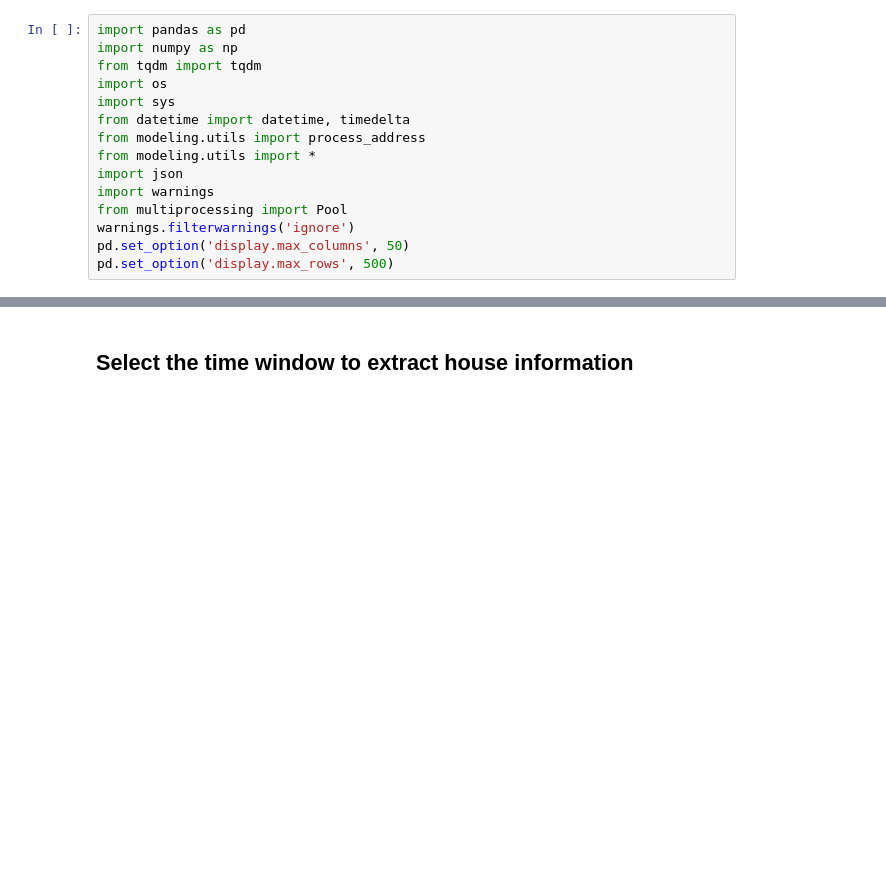
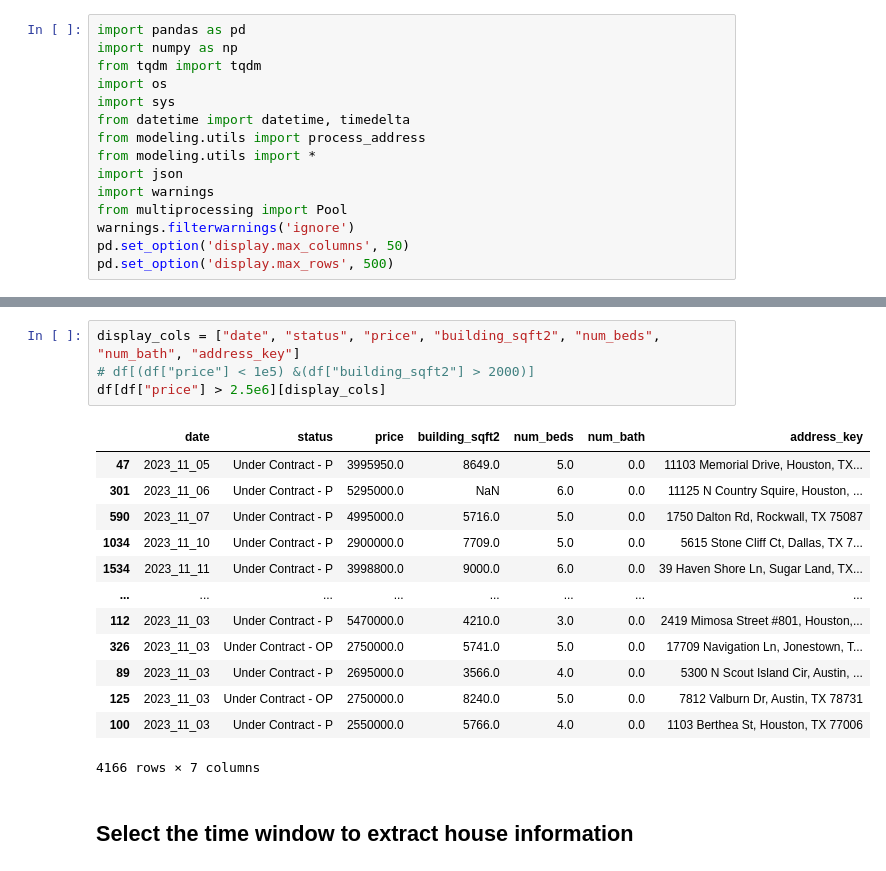
Before and after one commit to HoustonJ2013/property_price_multi_modality, a Jupyter notebook: notebooks/data_prep/raw_table_prep.ipynb, the cells around one changed output, grey strips where cells are left out. Drawn from its saved outputs; the diff is of its cells as text; blank space fills up the shorter version.

```diff
--- a/notebooks/data_prep/raw_table_prep.ipynb
+++ b/notebooks/data_prep/raw_table_prep.ipynb
@@ -16,3 +32,21 @@ pd.set_option('display.max_rows', 500)
+# %%
+display_cols = ["date", "status", "price", "building_sqft2", "num_beds", "num_bath", "address_key"]
+# df[(df["price"] < 1e5) &(df["building_sqft2"] > 2000)]
+df[df["price"] > 2.5e6][display_cols]
+# %% [output]
+|  | date | status | price | building_sqft2 | num_beds | num_bath | address_key |
+| 47 | 2023_11_05 | Under Contract - P | 3995950.0 | 8649.0 | 5.0 | 0.0 | 11103 Memorial Drive, Houston, TX... |
+| 301 | 2023_11_06 | Under Contract - P | 5295000.0 | NaN | 6.0 | 0.0 | 11125 N Country Squire, Houston, ... |
+| 590 | 2023_11_07 | Under Contract - P | 4995000.0 | 5716.0 | 5.0 | 0.0 | 1750 Dalton Rd, Rockwall, TX 75087 |
+| 1034 | 2023_11_10 | Under Contract - P | 2900000.0 | 7709.0 | 5.0 | 0.0 | 5615 Stone Cliff Ct, Dallas, TX 7... |
+| 1534 | 2023_11_11 | Under Contract - P | 3998800.0 | 9000.0 | 6.0 | 0.0 | 39 Haven Shore Ln, Sugar Land, TX... |
+| ... | ... | ... | ... | ... | ... | ... | ... |
+| 112 | 2023_11_03 | Under Contract - P | 5470000.0 | 4210.0 | 3.0 | 0.0 | 2419 Mimosa Street #801, Houston,... |
+| 326 | 2023_11_03 | Under Contract - OP | 2750000.0 | 5741.0 | 5.0 | 0.0 | 17709 Navigation Ln, Jonestown, T... |
+| 89 | 2023_11_03 | Under Contract - P | 2695000.0 | 3566.0 | 4.0 | 0.0 | 5300 N Scout Island Cir, Austin, ... |
+| 125 | 2023_11_03 | Under Contract - OP | 2750000.0 | 8240.0 | 5.0 | 0.0 | 7812 Valburn Dr, Austin, TX 78731 |
+| 100 | 2023_11_03 | Under Contract - P | 2550000.0 | 5766.0 | 4.0 | 0.0 | 1103 Berthea St, Houston, TX 77006 |
+4166 rows × 7 columns
 # %% [markdown]
 ## Select the time window to extract house information
 # %%
```
Also changed, not shown: parts of 38 cells of this notebook, 4 other files.
